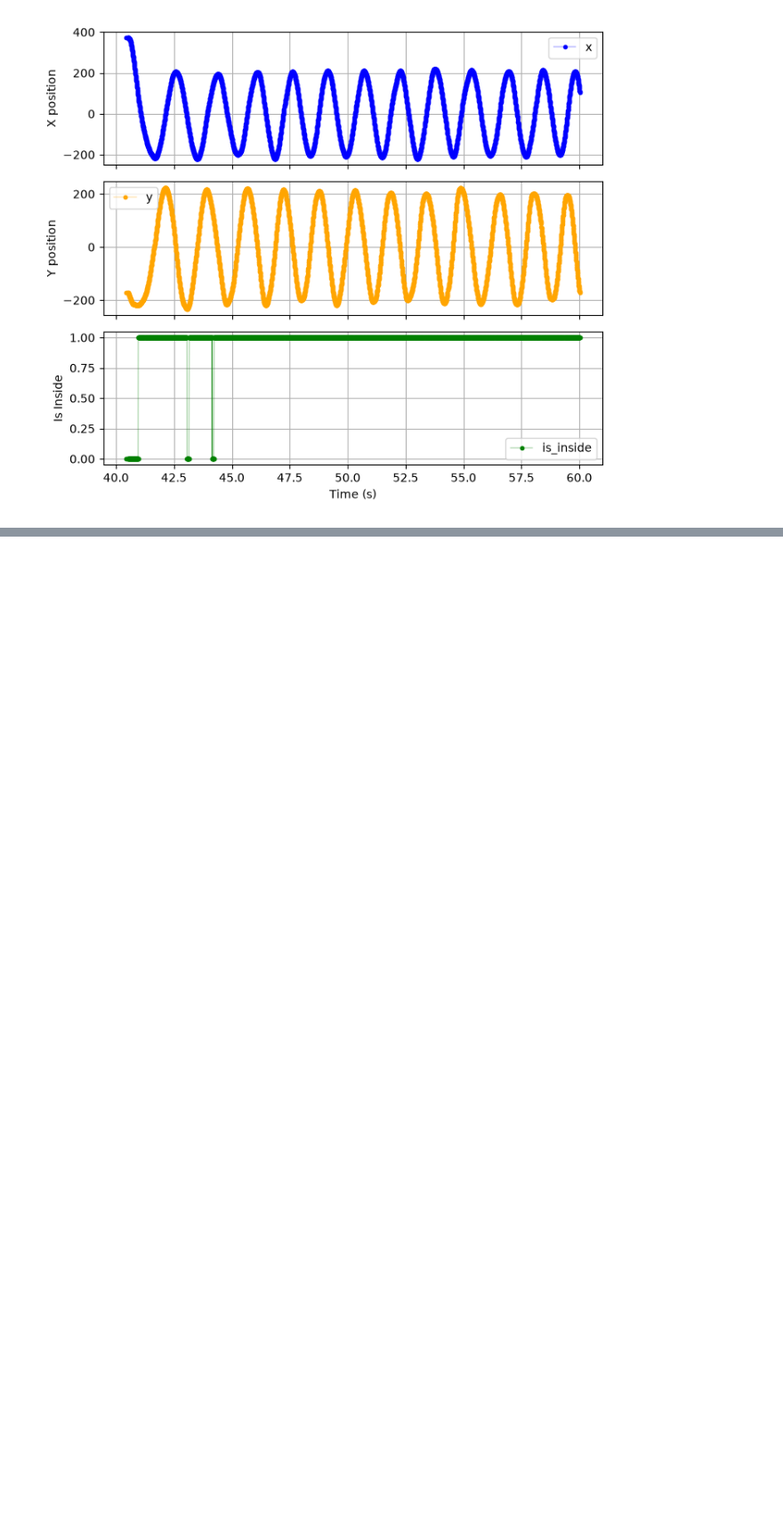
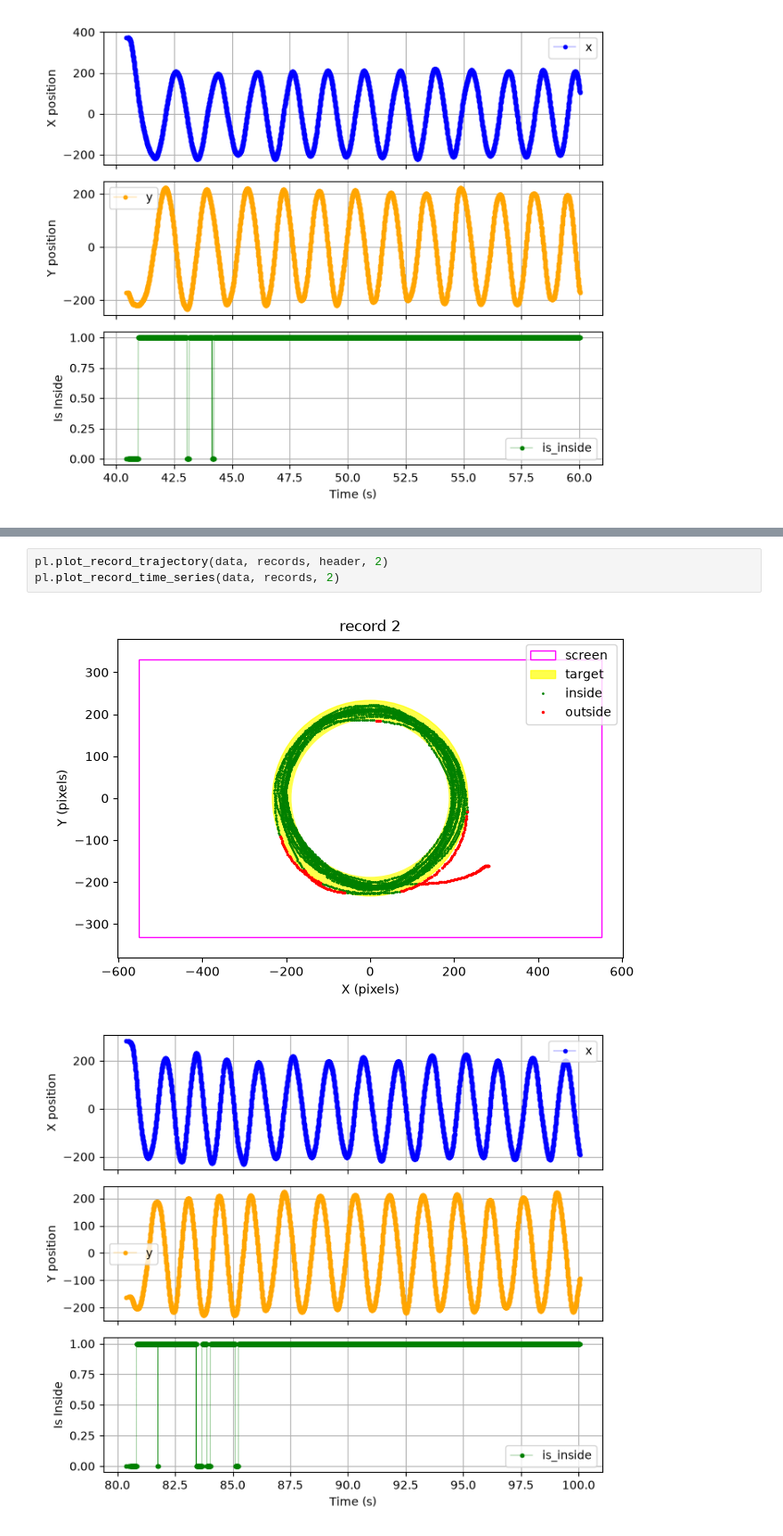
Before and after one commit to ChloeGil-student/Circular-task-analysis, a Jupyter notebook: notebooks/02_figures.ipynb, the cells around one changed output, grey strips where cells are left out. Shown at 89% size. Drawn from its saved outputs; the diff is of its cells as text; blank space fills up the shorter version.

Commit message:
Add record 2 figures

```diff
--- a/notebooks/02_figures.ipynb
+++ b/notebooks/02_figures.ipynb
@@ -104,0 +110,6 @@ pl.plot_record_time_series(data, records, 1)
+# %%
+pl.plot_record_trajectory(data, records, header, 2)
+pl.plot_record_time_series(data, records, 2)
+# %% [output]
+[figure, added]
+[figure, added]
```
Also changed, not shown: parts of 1 cell of this notebook.
